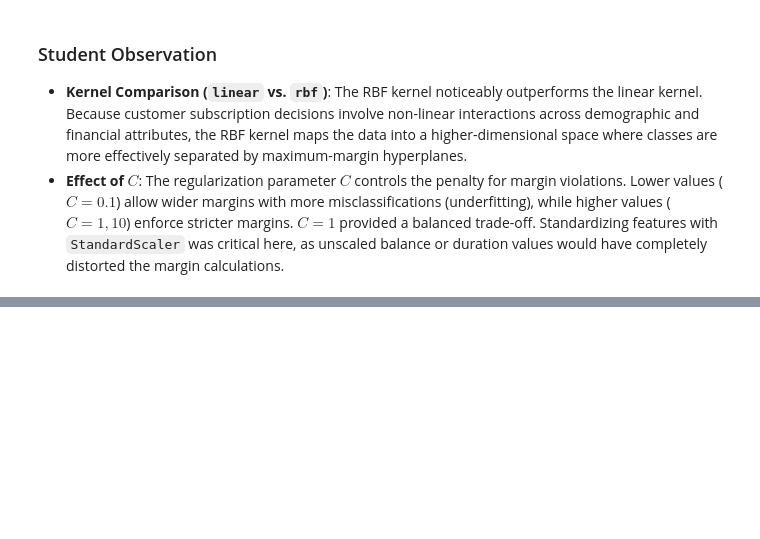
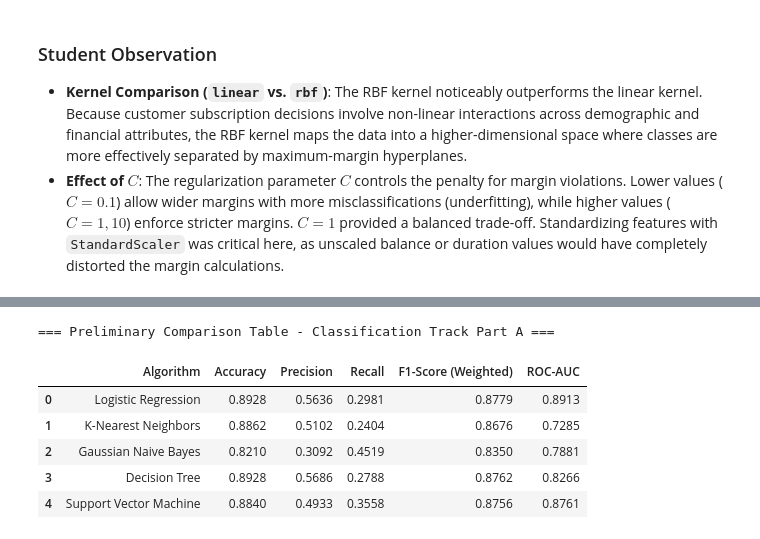
Before and after one commit to Sanjay1266/ML_Case_study, a Jupyter notebook: notebooks/classification.ipynb, the cells around one changed output, grey strips where cells are left out. Drawn from its saved outputs; the diff is of its cells as text; code cells hidden in the pictures; blank space fills up the shorter version.

```diff
--- a/notebooks/classification.ipynb
+++ b/notebooks/classification.ipynb
@@ -1088,0 +1124,21 @@ Fitting 3 folds for each of 6 candidates, totalling 18 fits
+# %%
+# Build consolidated comparison DataFrame
+results_df = pd.DataFrame.from_dict(results_registry, orient="index")
+results_df.index.name = "Algorithm"
+results_df.reset_index(inplace=True)
+
+# Display formatted table
+formatted_summary = results_df.copy()
+for col in ["Accuracy", "Precision", "Recall", "F1-Score (Weighted)", "ROC-AUC"]:
+    formatted_summary[col] = formatted_summary[col].apply(lambda x: f"{x:.4f}")
+
+print("=== Preliminary Comparison Table - Classification Track Part A ===")
+display(formatted_summary)
+# %% [output]
+=== Preliminary Comparison Table - Classification Track Part A ===
+|  | Algorithm | Accuracy | Precision | Recall | F1-Score (Weighted) | ROC-AUC |
+| 0 | Logistic Regression | 0.8928 | 0.5636 | 0.2981 | 0.8779 | 0.8913 |
+| 1 | K-Nearest Neighbors | 0.8862 | 0.5102 | 0.2404 | 0.8676 | 0.7285 |
+| 2 | Gaussian Naive Bayes | 0.8210 | 0.3092 | 0.4519 | 0.8350 | 0.7881 |
+| 3 | Decision Tree | 0.8928 | 0.5686 | 0.2788 | 0.8762 | 0.8266 |
+| 4 | Support Vector Machine | 0.8840 | 0.4933 | 0.3558 | 0.8756 | 0.8761 |
```
Also changed, not shown: parts of 27 cells of this notebook, 3 other files.
